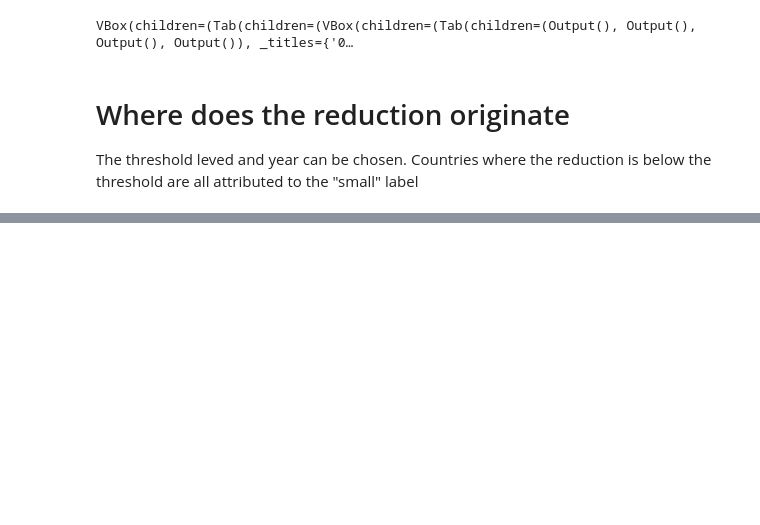
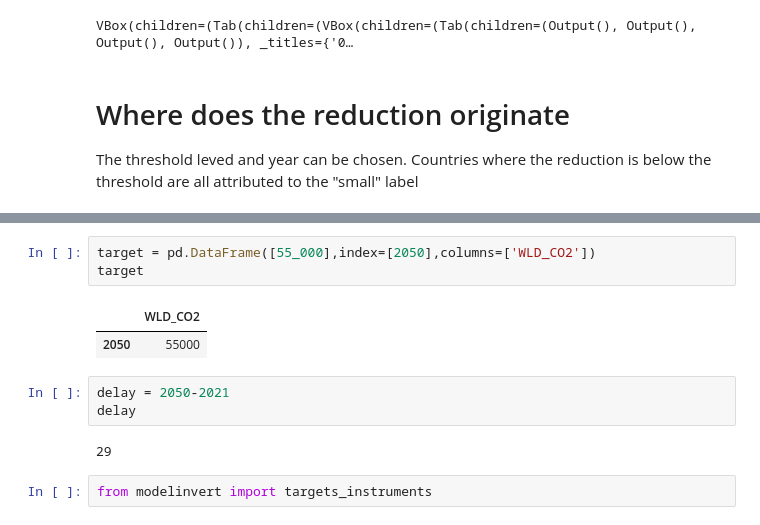
Before and after one commit to IbHansen/UNESCAP-Asia, a Jupyter notebook: Asia/Asia iinject.ipynb, the cells around one changed output, grey strips where cells are left out. Cells and saved outputs as stored; diff of their text form; blank space fills up the shorter version.

```diff
--- a/Asia/Asia iinject.ipynb
+++ b/Asia/Asia iinject.ipynb
@@ -96,0 +142,13 @@ interactive(children=(Dropdown(description='Periode', index=29, options=(2021, 2
+# %%
+target = pd.DataFrame([55_000],index=[2050],columns=['WLD_CO2'])
+target
+# %% [output]
+|  | WLD_CO2 |
+| 2050 | 55000 |
+# %%
+delay = 2050-2021
+delay
+# %% [output]
+29
+# %%
+from modelinvert import targets_instruments
```
Also changed, not shown: parts of 22 cells of this notebook, 1 other file.
